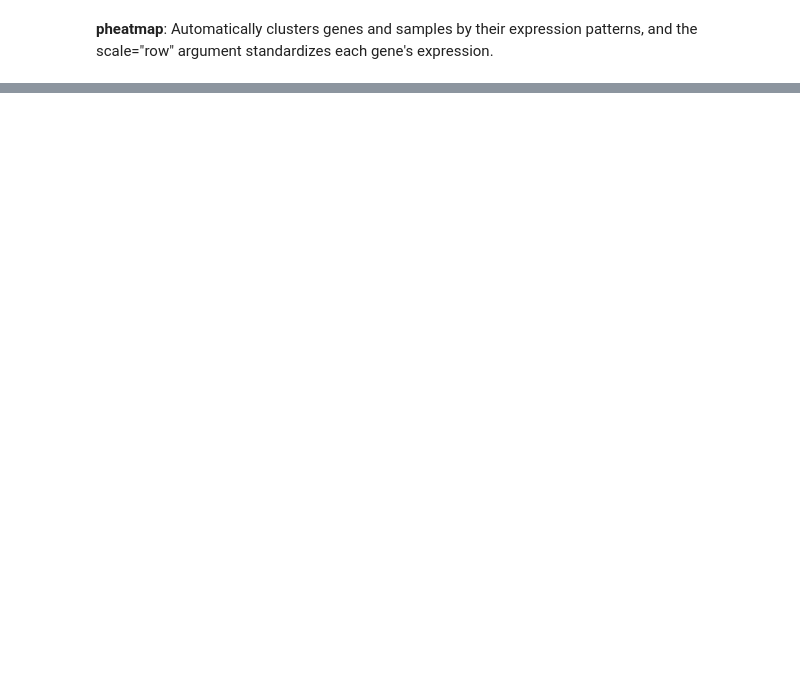
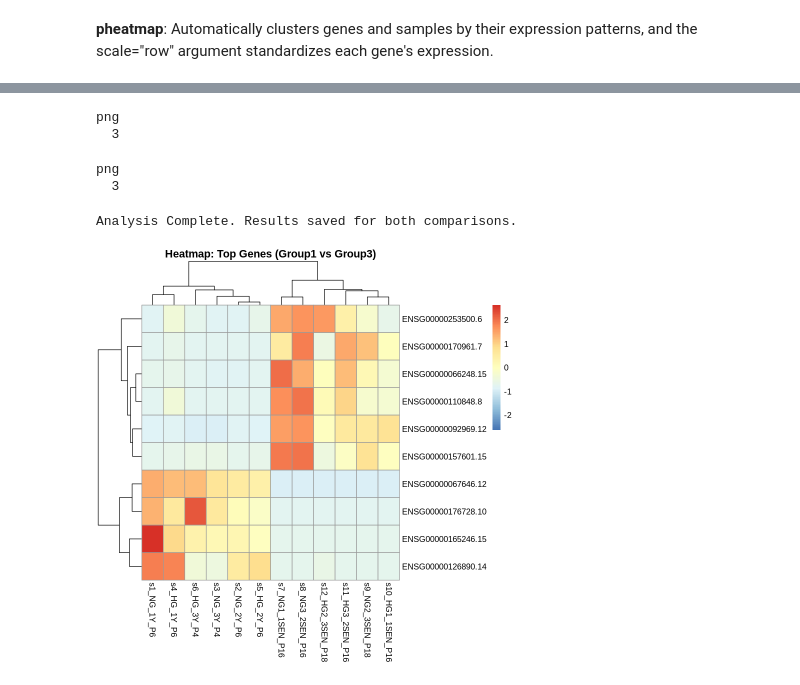
Before and after one commit to etemadism/Courses, a Jupyter notebook: ArrayExpress_RNA_seq.ipynb, the cells around one changed output, grey strips where cells are left out. Drawn from its saved outputs; the diff is of its cells as text; code cells hidden in the pictures; blank space fills up the shorter version.

```diff
--- a/ArrayExpress_RNA_seq.ipynb
+++ b/ArrayExpress_RNA_seq.ipynb
@@ -220,0 +256,23 @@ Removing intercept from test coefficients
+# %%
+# Save Heatmaps as PNGs
+png("heatmap_Group1_vs_Group3.png", width=1200, height=800)
+pheatmap(top_counts_Group1_vs_Group3, scale="row", clustering_distance_rows="euclidean",
+         clustering_distance_cols="euclidean",
+         main="Heatmap: Top Genes (Group1 vs Group3)")
+dev.off()
+
+png("heatmap_Group2_vs_Group4.png", width=1200, height=800)
+pheatmap(top_counts_Group2_vs_Group4, scale="row", clustering_distance_rows="euclidean",
+         clustering_distance_cols="euclidean",
+         main="Heatmap: Top Genes (Group2 vs Group4)")
+dev.off()
+
+# Step 11: Wrap Up
+cat("Analysis Complete. Results saved for both comparisons.")
+# %% [output]
+png
+  3
+png
+  3
+Analysis Complete. Results saved for both comparisons.
+[figure, added]
```
Also changed, not shown: parts of 32 cells of this notebook.
